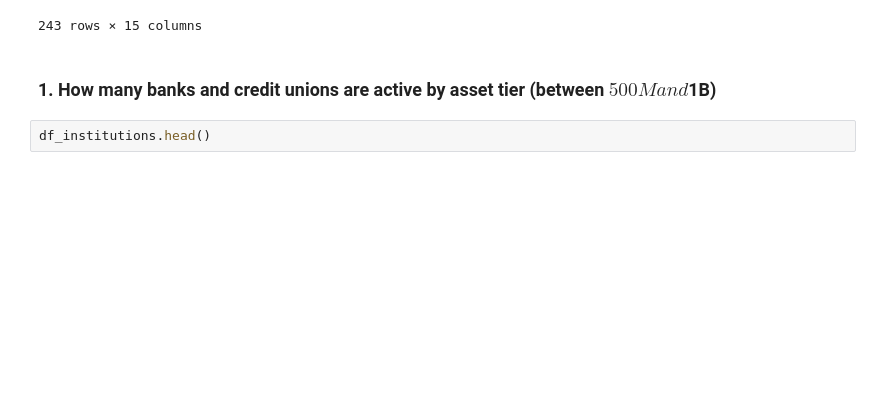
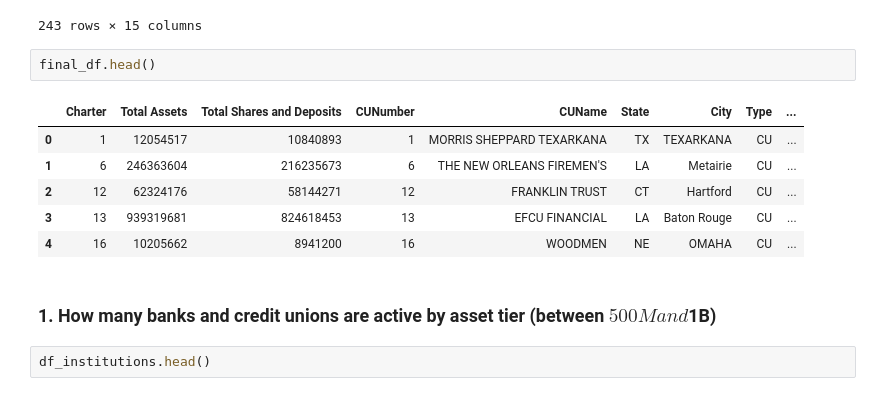
Before and after one commit to mingmingclaire/AlphaRank, a Jupyter notebook: AlphaRank_DE.ipynb, the cells around one changed output. Saved outputs shown, nothing was run; the diff lists cells and outputs as text; blank space fills up the shorter version.

```diff
--- a/AlphaRank_DE.ipynb
+++ b/AlphaRank_DE.ipynb
@@ -355,6 +278,15 @@ merged_df_dep
 | 241 | 68712 | 3885613740 | 3340557844 | 68712 | VALLEY STRONG | CA | BAKERSFIELD | CU | ... |
 | 242 | 68741 | 1140455731 | 1001307225 | 68741 | SESLOC | CA | SAN LUIS OBISPO | CU | ... |
 243 rows × 15 columns
+# %%
+final_df.head()
+# %% [output]
+|  | Charter | Total Assets | Total Shares and Deposits | CUNumber | CUName | State | City | Type | ... |
+| 0 | 1 | 12054517 | 10840893 | 1 | MORRIS SHEPPARD TEXARKANA | TX | TEXARKANA | CU | ... |
+| 1 | 6 | 246363604 | 216235673 | 6 | THE NEW ORLEANS FIREMEN'S | LA | Metairie | CU | ... |
+| 2 | 12 | 62324176 | 58144271 | 12 | FRANKLIN TRUST | CT | Hartford | CU | ... |
+| 3 | 13 | 939319681 | 824618453 | 13 | EFCU FINANCIAL | LA | Baton Rouge | CU | ... |
+| 4 | 16 | 10205662 | 8941200 | 16 | WOODMEN | NE | OMAHA | CU | ... |
 # %% [markdown]
 ### 1. How many banks and credit unions are active by asset tier (between $500 M and $1B)
 # %%
```
Also changed, not shown: parts of 30 cells of this notebook.
